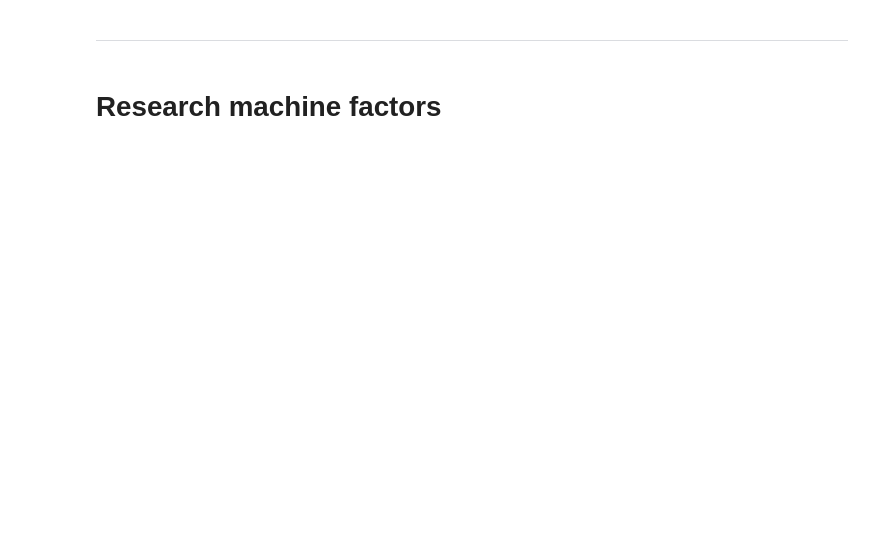
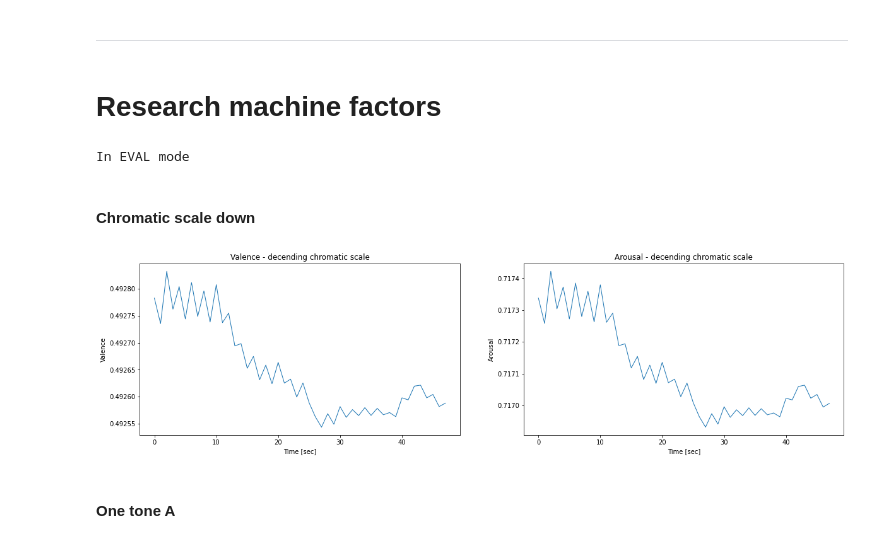
Before and after one commit to amityungman/aimpathy, a Jupyter notebook: LSTMCNN.ipynb, the cells around one changed output. Cells and saved outputs as stored; diff of their text form; code cells hidden in the pictures; blank space fills up the shorter version.

Commit message:
Added a sound generator scripts [Tested] Reduced learning rate since output was constant

```diff
--- a/LSTMCNN.ipynb
+++ b/LSTMCNN.ipynb
@@ -338,3 +322,57 @@ Mean: 0.16660, median: 0.12987
 <hr>
 # %% [markdown]
 # Research machine factors
+# %%
+def get_spectograms(file_name: str):
+    sample_rate, samples = wavfile.read(os.sep.join(["data", "test_audio", file_name]))
+    spectrogram = spectrogrammer(torch.from_numpy(samples/(2**15)).float().reshape((1, -1)))
+    audio_file_wave.close()
+    chunked_spectograms = [spectrogram[0, :, int((i/2-1)*CHUNK_SIZE_IN_SPECTROS): int((i/2)*CHUNK_SIZE_IN_SPECTROS)] for i in range(spectogram.shape[2]//CHUNK_SIZE_IN_SPECTROS)]
+    return chunked_spectograms
+# %%
+def test_spectrograms(spetrograms_to_test):
+    valence_values = list()
+    arousal_values = list()
+
+    with torch.no_grad():
+        model_c.hidden = (model_c.hidden[0].cuda(), model_c.hidden[1].cuda())
+        for ind, X_test in tqdm(enumerate(spetrograms_to_test), total=len(spetrograms_to_test)):
+            if X_test.shape[1] < CHUNK_SIZE_IN_SPECTROS:
+                continue
+            model_c.hidden = (torch.zeros(model_c.hidden[0].shape).cuda(),
+                              torch.zeros(model_c.hidden[0].shape).cuda())
+            y_val = model_c(X_test.cuda())
+            valence_values.append(y_val[0].item())
+            arousal_values.append(y_val[1].item())
+
+    return valence_values, arousal_values
+# %%
+def plot_thayer_model(valence_values, arousal_values):
+    x_values = list(range(len(valence_values)))
+    fig, axes = plt.subplot_mosaic("AB", figsize=(20, 5))
+    ax_valence, ax_arousal = axes.values()
+    ax_valence.set_title('Valence - decending chromatic scale')
+    ax_valence.set_xlabel('Time [sec]')
+    ax_valence.set_ylabel('Valence')
+    valence_line, = ax_valence.plot(x_values, valence_values, '-', lw=1)
+
+    ax_arousal.set_title('Arousal - decending chromatic scale')
+    ax_arousal.set_xlabel('Time [sec]')
+    ax_arousal.set_ylabel('Arousal')
+    arousal_line, = ax_arousal.plot(x_values, arousal_values, '-', lw=1)
+# %%
+model_c.eval().cuda()
+print("In EVAL mode")
+# %% [output]
+In EVAL mode
+# %% [markdown]
+#### Chromatic scale down
+# %%
+chromatic_scale_down_spectograms = get_spectograms("chromatic_scale_down.wav")
+# %%
+valence_values, arousal_values = test_spectrograms(chromatic_scale_down_spectograms)
+plot_thayer_model(valence_values, arousal_values)
+# %% [output]
+[figure, added]
+# %% [markdown]
+#### One tone A
```
Also changed, not shown: parts of 14 cells of this notebook, 1 other file.
